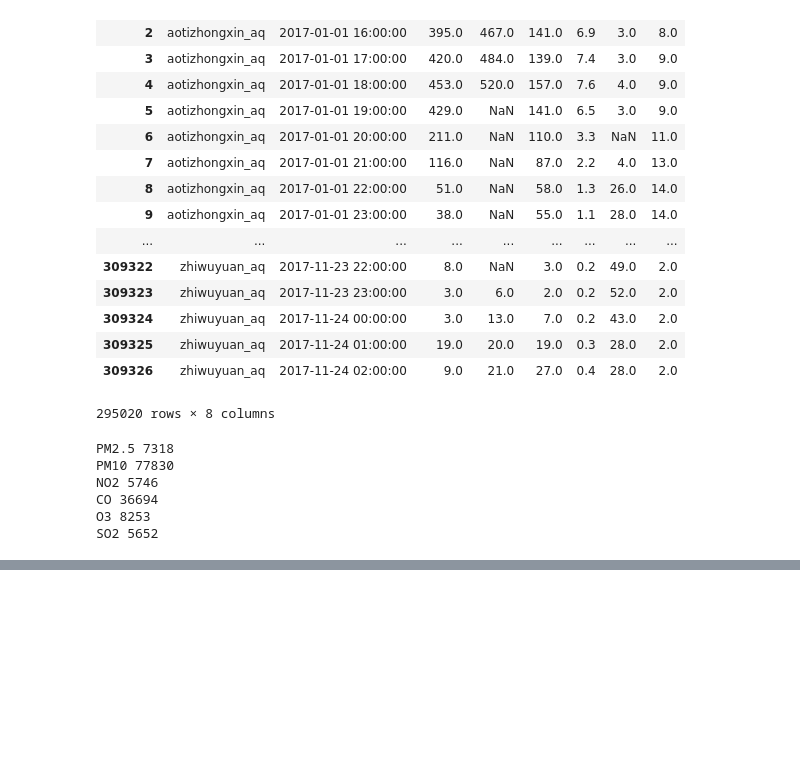
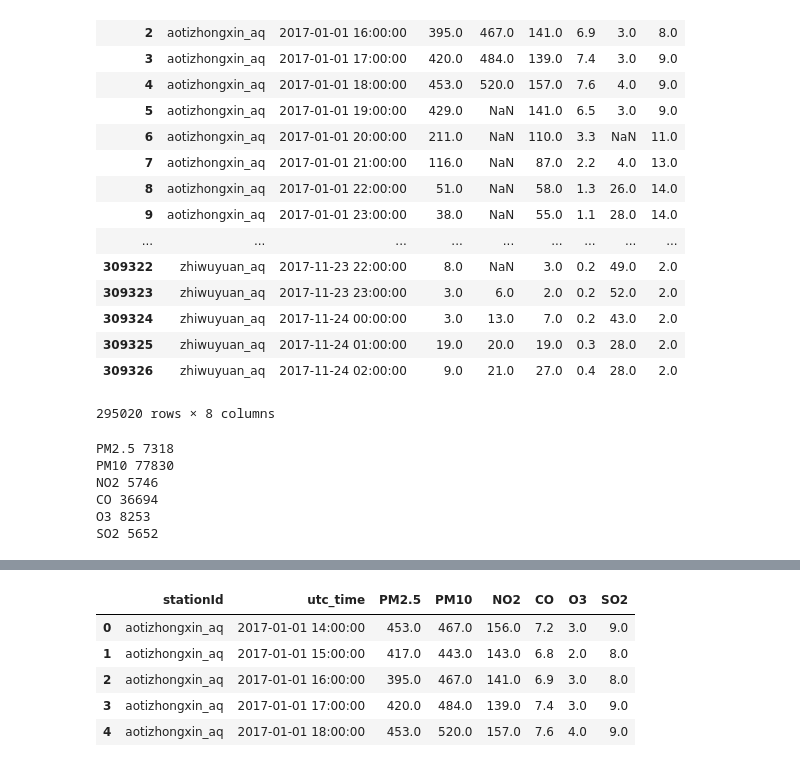
Before and after one commit to ZebornDuan/KDDCup2018, a Jupyter notebook: DataClean/clean_aq.ipynb, the cells around one changed output, grey strips where cells are left out. Saved outputs shown, nothing was run; the diff lists cells and outputs as text; code cells hidden in the pictures; blank space fills up the shorter version.

Commit message:
change to fill na with mean

```diff
--- a/DataClean/clean_aq.ipynb
+++ b/DataClean/clean_aq.ipynb
@@ -76,7 +76,3 @@ NO2 5746
 CO 36694
 O3 8253
 SO2 5652
-# %%
-air_quality = air_quality.fillna(0)
-# fill the NA with 0
-air_quality.describe()
@@ -93,2 +79,16 @@ air_quality.describe()
+# %%
+# air_quality = air_quality.fillna(0)
+# fill the NA with 0
+# fill the NA with mean , 'PM10', 'NO2', 'CO', 'O3', 'SO2'
+air_quality[['PM2.5', 'PM10', 'NO2', 'CO', 'O3', 'SO2']] = air_quality[['PM2.5', 'PM10', 'NO2', 'CO', 'O3', 'SO2']].fillna(air_quality[['PM2.5', 'PM10', 'NO2', 'CO', 'O3', 'SO2']].mean())
+# air_quality.describe()
+air_quality.head()
+# %% [output]
+|  | stationId | utc_time | PM2.5 | PM10 | NO2 | CO | O3 | SO2 |
+| 0 | aotizhongxin_aq | 2017-01-01 14:00:00 | 453.0 | 467.0 | 156.0 | 7.2 | 3.0 | 9.0 |
+| 1 | aotizhongxin_aq | 2017-01-01 15:00:00 | 417.0 | 443.0 | 143.0 | 6.8 | 2.0 | 8.0 |
+| 2 | aotizhongxin_aq | 2017-01-01 16:00:00 | 395.0 | 467.0 | 141.0 | 6.9 | 3.0 | 8.0 |
+| 3 | aotizhongxin_aq | 2017-01-01 17:00:00 | 420.0 | 484.0 | 139.0 | 7.4 | 3.0 | 9.0 |
+| 4 | aotizhongxin_aq | 2017-01-01 18:00:00 | 453.0 | 520.0 | 157.0 | 7.6 | 4.0 | 9.0 |
 # %%
 air_quality.to_csv('E:/Working/DataMining/beijing_17_18_aq_cleaned.csv', index=False)
```
Also changed, not shown: parts of 1 cell of this notebook, 2 other files.
